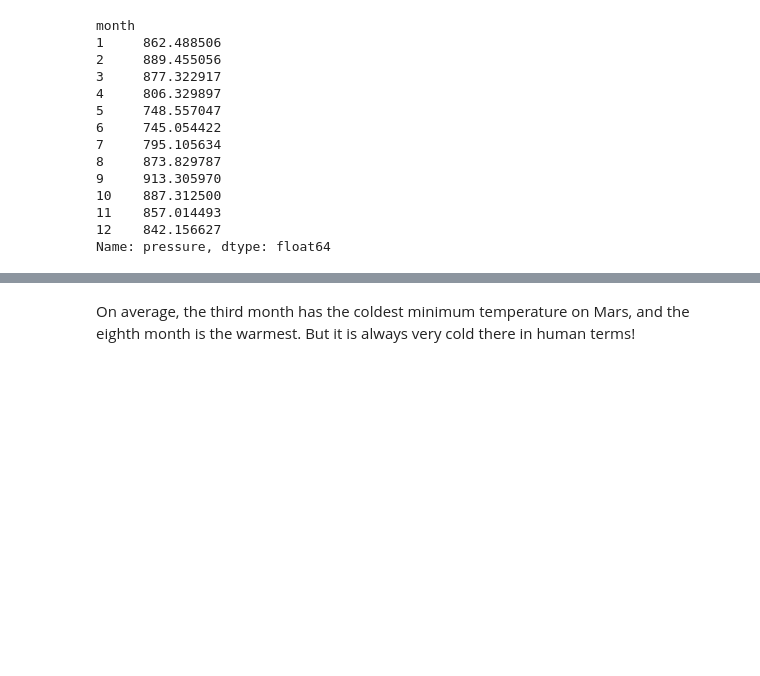
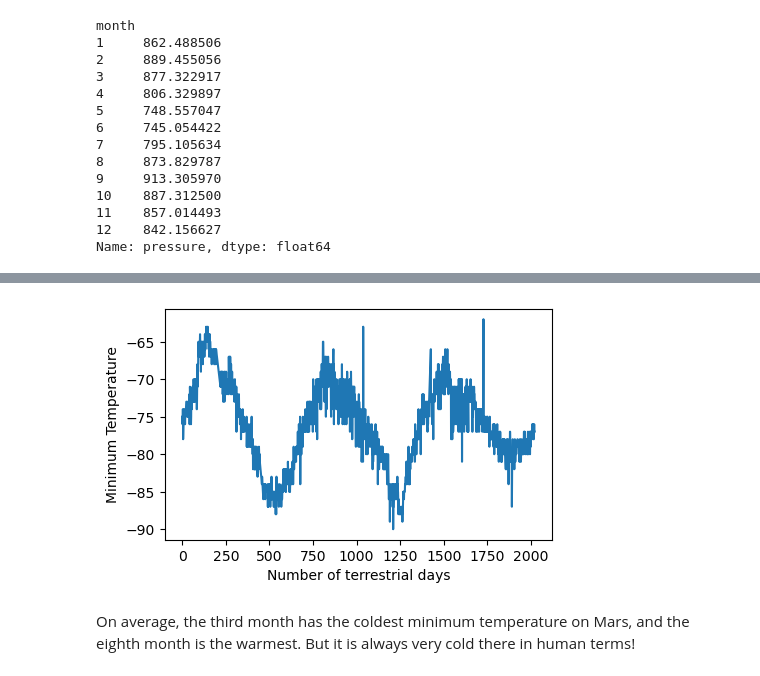
Before and after one commit to vincentpham/beautifulsoup-challenge, a Jupyter notebook: Starter_Code/part_2_mars_weather.ipynb, the cells around one changed output, grey strips where cells are left out. Saved outputs shown, nothing was run; the diff lists cells and outputs as text; code cells hidden in the pictures; blank space fills up the shorter version.

```diff
--- a/Starter_Code/part_2_mars_weather.ipynb
+++ b/Starter_Code/part_2_mars_weather.ipynb
@@ -276,3 +274,16 @@ avg_pressure_by_month = data_list_df.groupby('month')['pressure'].mean()
+# %%
+# 5. How many terrestrial (earth) days are there in a Martian year?
+# creating a new column that has each unique terrestrial_date as a number
+data_list_df['terrestrial_day_number'] = (data_list_df['terrestrial_date'] - data_list_df['terrestrial_date'].min()).dt.days
+
+plt.figure(figsize=(5, 3))
+plt.plot(data_list_df['terrestrial_day_number'], data_list_df['min_temp'])
+plt.xlabel('Number of terrestrial days')
+plt.ylabel('Minimum Temperature')
+
+plt.show()
+# %% [output]
+[figure, added]
 # %% [markdown]
 On average, the third month has the coldest minimum temperature on Mars, and the eighth month is the warmest. But it is always very cold there in human terms!
 # %% [markdown]
```
Also changed, not shown: parts of 3 cells of this notebook, 1 other file.
